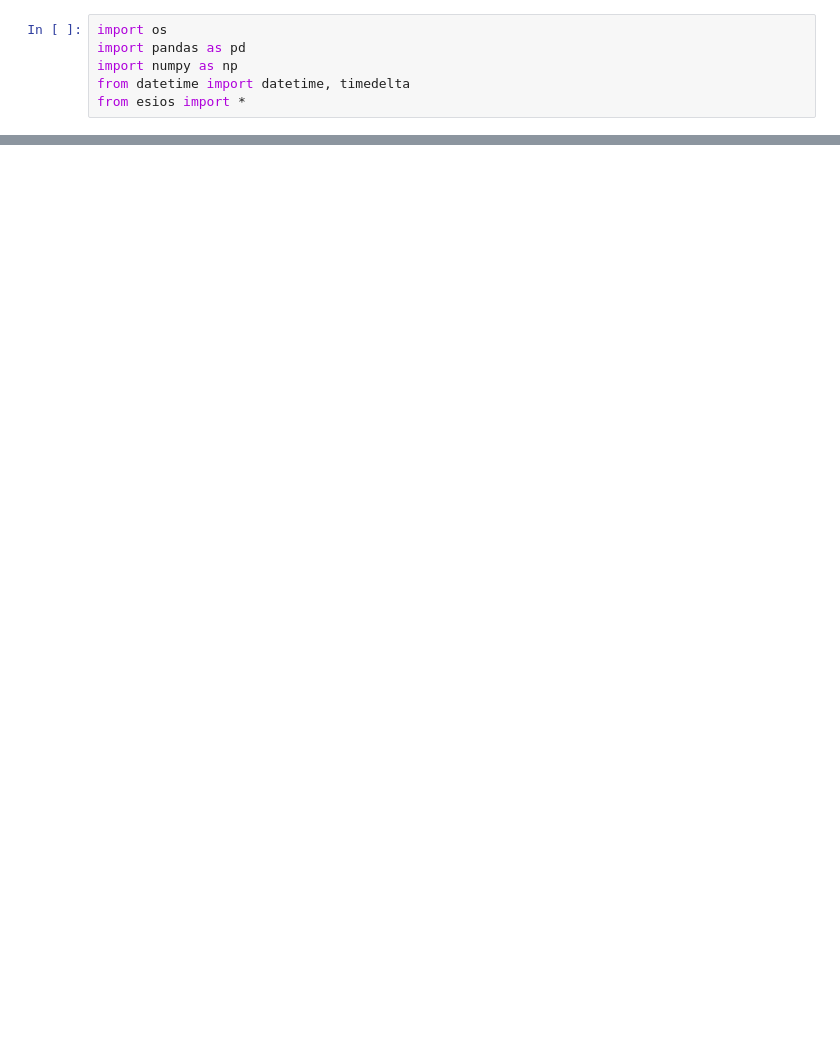
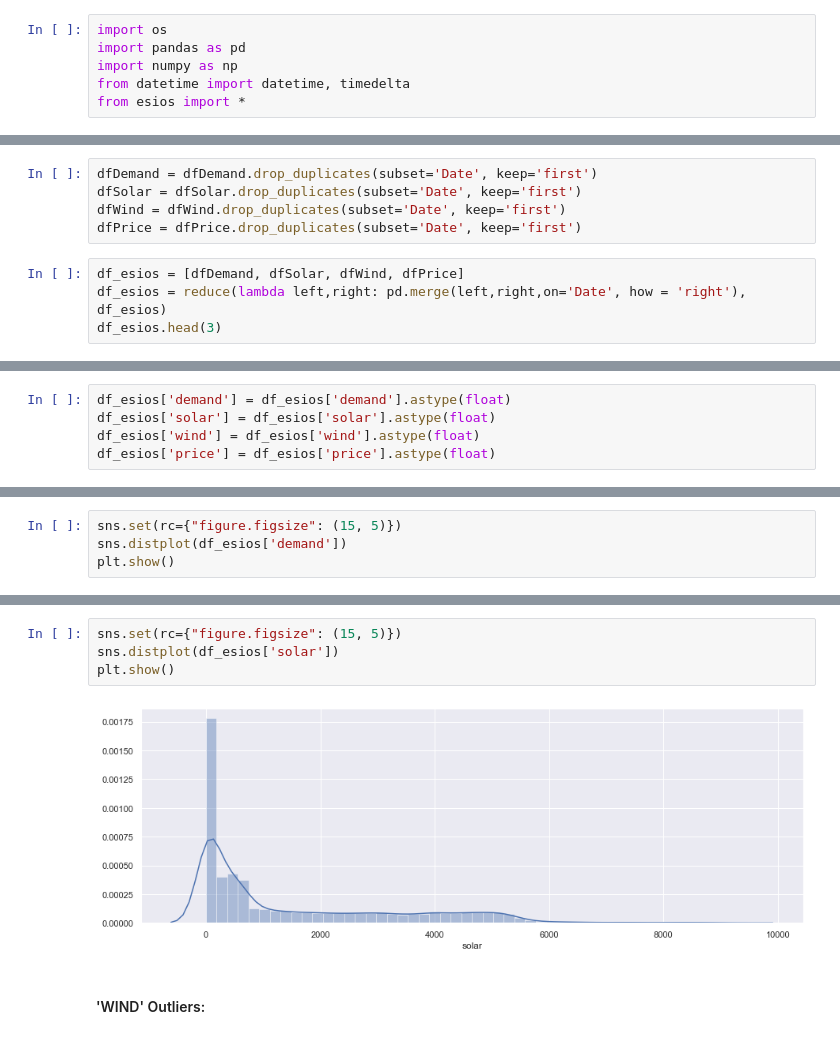
Before and after one commit to clagodmor/deep_price_forecast, a Jupyter notebook: DATA/Get_data.ipynb, the cells around one changed output, grey strips where cells are left out. Drawn from its saved outputs; the diff is of its cells as text; blank space fills up the shorter version.

```diff
--- a/DATA/Get_data.ipynb
+++ b/DATA/Get_data.ipynb
@@ -439,0 +99,9 @@ alt.layer(
+# %%
+dfDemand = dfDemand.drop_duplicates(subset='Date', keep='first')
+dfSolar = dfSolar.drop_duplicates(subset='Date', keep='first')
+dfWind = dfWind.drop_duplicates(subset='Date', keep='first')
+dfPrice = dfPrice.drop_duplicates(subset='Date', keep='first')
+# %%
+df_esios = [dfDemand, dfSolar, dfWind, dfPrice]
+df_esios = reduce(lambda left,right: pd.merge(left,right,on='Date', how = 'right'), df_esios)
+df_esios.head(3)
@@ -439,0 +124,5 @@ alt.layer(
+# %%
+df_esios['demand'] = df_esios['demand'].astype(float)
+df_esios['solar'] = df_esios['solar'].astype(float)
+df_esios['wind'] = df_esios['wind'].astype(float)
+df_esios['price'] = df_esios['price'].astype(float)
@@ -439,0 +193,4 @@ alt.layer(
+# %%
+sns.set(rc={"figure.figsize": (15, 5)})
+sns.distplot(df_esios['demand'])
+plt.show()
@@ -439,0 +208,8 @@ alt.layer(
+# %%
+sns.set(rc={"figure.figsize": (15, 5)})
+sns.distplot(df_esios['solar'])
+plt.show()
+# %% [output]
+[figure, added]
+# %% [markdown]
+#### 'WIND' Outliers:
```
Also changed, not shown: parts of 82 cells of this notebook.
